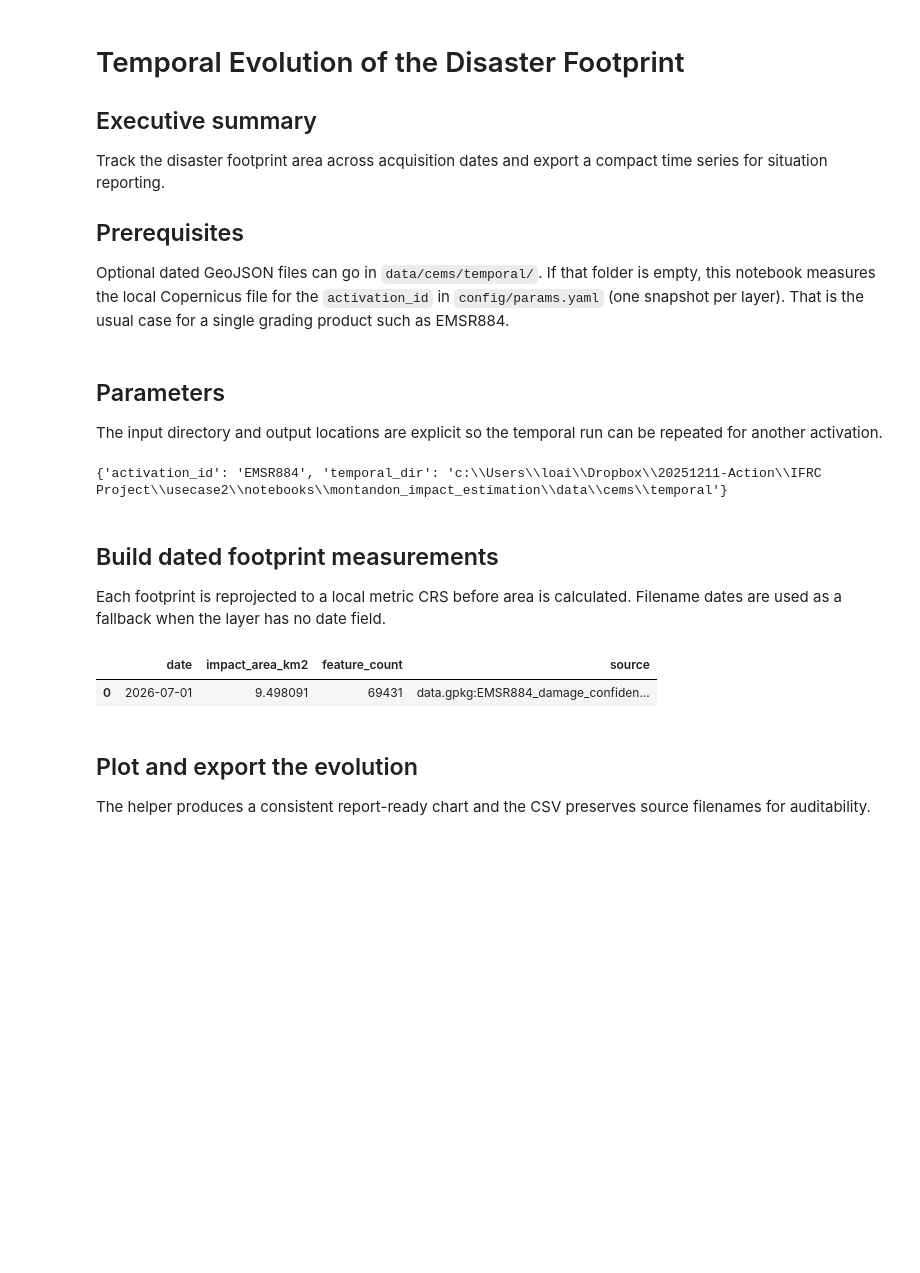
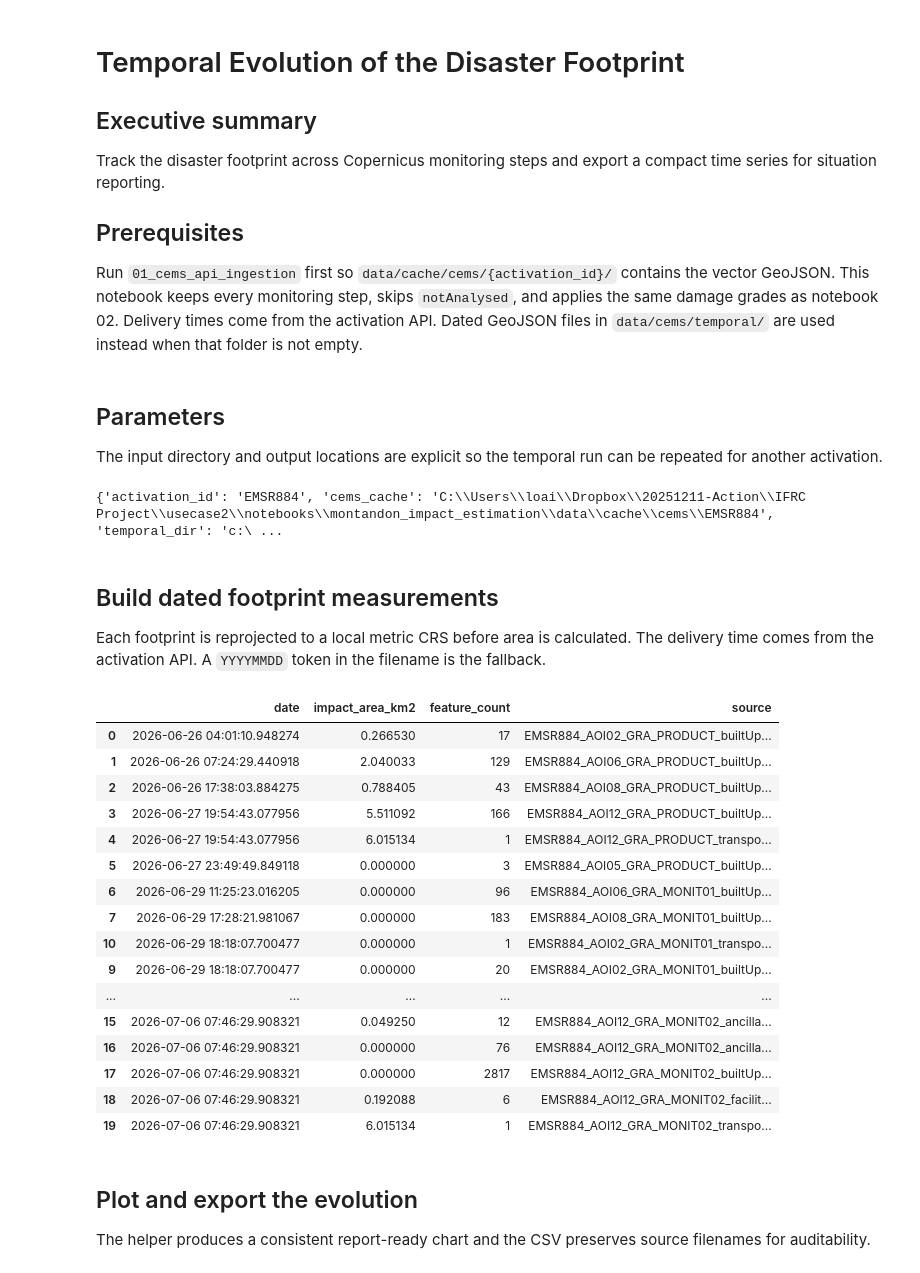
Before and after one commit to developmentseed/esa-montandon, a Jupyter notebook: deliverables/D2.4-use-cases/D2.4.2-use-case2/notebooks/03_temporal_evolution.ipynb, the cells around one changed output. Drawn from its saved outputs; the diff is of its cells as text; code cells hidden in the pictures; blank space fills up the shorter version.

```diff
--- a/deliverables/D2.4-use-cases/D2.4.2-use-case2/notebooks/03_temporal_evolution.ipynb
+++ b/deliverables/D2.4-use-cases/D2.4.2-use-case2/notebooks/03_temporal_evolution.ipynb
@@ -2,10 +2,10 @@
 # Temporal Evolution of the Disaster Footprint
 
 ## Executive summary
-Track the disaster footprint area across acquisition dates and export a compact time series for situation reporting.
+Track the disaster footprint across Copernicus monitoring steps and export a compact time series for situation reporting.
 
 ## Prerequisites
-Optional dated GeoJSON files can go in `data/cems/temporal/`. If that folder is empty, this notebook measures the local Copernicus file for the `activation_id` in `config/params.yaml` (one snapshot per layer). That is the usual case for a single grading product such as EMSR884.
+Run `01_cems_api_ingestion` first so `data/cache/cems/{activation_id}/` contains the vector GeoJSON. This notebook keeps every monitoring step, skips `notAnalysed`, and applies the same damage grades as notebook 02. Delivery times come from the activation API. Dated GeoJSON files in `data/cems/temporal/` are used instead when that folder is not empty.
 # %% [markdown]
 ## Parameters
 The input directory and output locations are explicit so the temporal run can be repeated for another activation.
@@ -18,29 +18,41 @@ import pandas as pd
 PROJECT_ROOT = Path.cwd().parent if Path.cwd().name == 'notebooks' else Path.cwd()
 sys.path.insert(0, str(PROJECT_ROOT))
 
-from src.copernicus_loader import copernicus_file, load_params
+from src.cems_api import vector_cache_dir
+from src.copernicus_loader import load_params
 
 params = load_params(PROJECT_ROOT)
 ACTIVATION_ID = params['activation_id']
+CEMS_CACHE = vector_cache_dir(ACTIVATION_ID)
 INPUT_DIR = PROJECT_ROOT / 'data' / 'cems' / 'temporal'
 DATE_COLUMN = 'date'
 OUTPUT_CSV = PROJECT_ROOT / 'data' / 'temporal_impact.csv'
 OUTPUT_PNG = PROJECT_ROOT / 'data' / 'temporal_impact.png'
-print({'activation_id': ACTIVATION_ID, 'temporal_dir': str(INPUT_DIR)})
+print({'activation_id': ACTIVATION_ID, 'cems_cache': str(CEMS_CACHE), 'temporal_dir': str(INPUT_DIR)})
 # %% [output]
-{'activation_id': 'EMSR884', 'temporal_dir': 'c:\\Users\\loai\\Dropbox\\20251211-Action\\IFRC Project\\usecase2\\notebooks\\montandon_impact_estimation\\data\\cems\\temporal'}
+{'activation_id': 'EMSR884', 'cems_cache': 'C:\\Users\\loai\\Dropbox\\20251211-Action\\IFRC Project\\usecase2\\notebooks\\montandon_impact_estimation\\data\\cache\\cems\\EMSR884', 'temporal_dir': 'c:\ ...
 # %% [markdown]
 ## Build dated footprint measurements
-Each footprint is reprojected to a local metric CRS before area is calculated. Filename dates are used as a fallback when the layer has no date field.
+Each footprint is reprojected to a local metric CRS before area is calculated. The delivery time comes from the activation API. A `YYYYMMDD` token in the filename is the fallback.
 # %%
+import importlib
 import re
-from src.copernicus_loader import concat_layers, filter_impact, load_copernicus_layers
+
+from src.cems_api import cached_timeline
+import src.copernicus_loader as copernicus_loader
 from src.spatial_analysis import choose_analysis_crs
+
+importlib.reload(copernicus_loader)
+from src.copernicus_loader import filter_impact
 
 TEMPORAL_COLUMNS = ['date', 'impact_area_km2', 'feature_count', 'source']
 
 
-def snapshot_date(footprint, label):
+def snapshot_date(footprint, label, delivery_time=None):
+    if delivery_time:
+        parsed = pd.to_datetime(delivery_time, errors='coerce')
+        if pd.notna(parsed):
+            return parsed
     if DATE_COLUMN in footprint.columns:
         parsed = pd.to_datetime(footprint[DATE_COLUMN].iloc[0], errors='coerce')
         if pd.notna(parsed):
@@ -51,41 +63,61 @@ def snapshot_date(footprint, label):
     return pd.NaT
 
 
-def measure_footprint(footprint, source_label):
+def measure_footprint(footprint, source_label, delivery_time=None):
     if footprint.empty or footprint.crs is None:
         return None
     analysis_crs = choose_analysis_crs(footprint)
     return {
-        'date': snapshot_date(footprint, source_label),
+        'date': snapshot_date(footprint, source_label, delivery_time),
         'impact_area_km2': footprint.to_crs(analysis_crs).geometry.area.sum() / 1_000_000,
         'feature_count': len(footprint),
         'source': source_label,
     }
 
 
 records = []
 INPUT_DIR.mkdir(parents=True, exist_ok=True)
 for path in sorted(INPUT_DIR.glob('*.geojson')):
     footprint = gpd.read_file(path)
     record = measure_footprint(footprint, path.name)
     if record:
         records.append(record)
 
 if not records:
-    copernicus_path = copernicus_file(PROJECT_ROOT, ACTIVATION_ID)
-    layers = load_copernicus_layers(copernicus_path)
-    for name, layer in layers.items():
-        record = measure_footprint(filter_impact(layer, params), f'{copernicus_path.name}:{name}')
+    for item in cached_timeline(ACTIVATION_ID):
+        footprint = gpd.read_file(item['path'])
+        if footprint.crs is None:
+            footprint = footprint.set_crs('EPSG:4326')
+        record = measure_footprint(
+            filter_impact(footprint, params),
+            item['layer'],
+            item['delivery_time'],
+        )
         if record:
             records.append(record)
 
 temporal = pd.DataFrame(records, columns=TEMPORAL_COLUMNS)
 if not temporal.empty:
     temporal = temporal.sort_values('date', na_position='last')
 display(temporal)
 # %% [output]
 |  | date | impact_area_km2 | feature_count | source |
-| 0 | 2026-07-01 | 9.498091 | 69431 | data.gpkg:EMSR884_damage_confiden... |
+| 0 | 2026-06-26 04:01:10.948274 | 0.266530 | 17 | EMSR884_AOI02_GRA_PRODUCT_builtUp... |
+| 1 | 2026-06-26 07:24:29.440918 | 2.040033 | 129 | EMSR884_AOI06_GRA_PRODUCT_builtUp... |
+| 2 | 2026-06-26 17:38:03.884275 | 0.788405 | 43 | EMSR884_AOI08_GRA_PRODUCT_builtUp... |
+| 3 | 2026-06-27 19:54:43.077956 | 5.511092 | 166 | EMSR884_AOI12_GRA_PRODUCT_builtUp... |
+| 4 | 2026-06-27 19:54:43.077956 | 6.015134 | 1 | EMSR884_AOI12_GRA_PRODUCT_transpo... |
+| 5 | 2026-06-27 23:49:49.849118 | 0.000000 | 3 | EMSR884_AOI05_GRA_PRODUCT_builtUp... |
+| 6 | 2026-06-29 11:25:23.016205 | 0.000000 | 96 | EMSR884_AOI06_GRA_MONIT01_builtUp... |
+| 7 | 2026-06-29 17:28:21.981067 | 0.000000 | 183 | EMSR884_AOI08_GRA_MONIT01_builtUp... |
+| 10 | 2026-06-29 18:18:07.700477 | 0.000000 | 1 | EMSR884_AOI02_GRA_MONIT01_transpo... |
+| 9 | 2026-06-29 18:18:07.700477 | 0.000000 | 20 | EMSR884_AOI02_GRA_MONIT01_builtUp... |
+| ... | ... | ... | ... | ... |
+| 15 | 2026-07-06 07:46:29.908321 | 0.049250 | 12 | EMSR884_AOI12_GRA_MONIT02_ancilla... |
+| 16 | 2026-07-06 07:46:29.908321 | 0.000000 | 76 | EMSR884_AOI12_GRA_MONIT02_ancilla... |
+| 17 | 2026-07-06 07:46:29.908321 | 0.000000 | 2817 | EMSR884_AOI12_GRA_MONIT02_builtUp... |
+| 18 | 2026-07-06 07:46:29.908321 | 0.192088 | 6 | EMSR884_AOI12_GRA_MONIT02_facilit... |
+| 19 | 2026-07-06 07:46:29.908321 | 6.015134 | 1 | EMSR884_AOI12_GRA_MONIT02_transpo... |
 # %% [markdown]
 ## Plot and export the evolution
 The helper produces a consistent report-ready chart and the CSV preserves source filenames for auditability.
```
Also changed, not shown: parts of 1 cell of this notebook, 56 other files.
